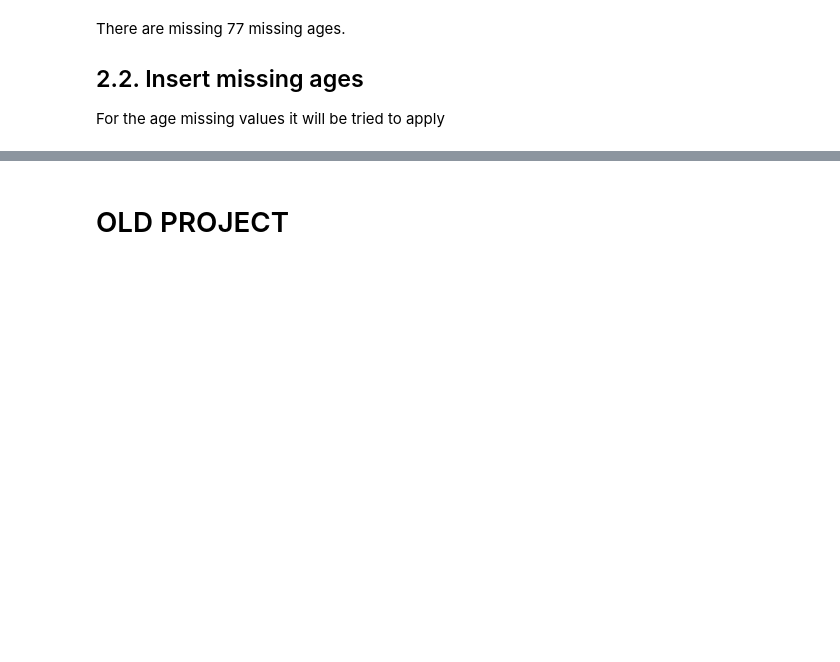
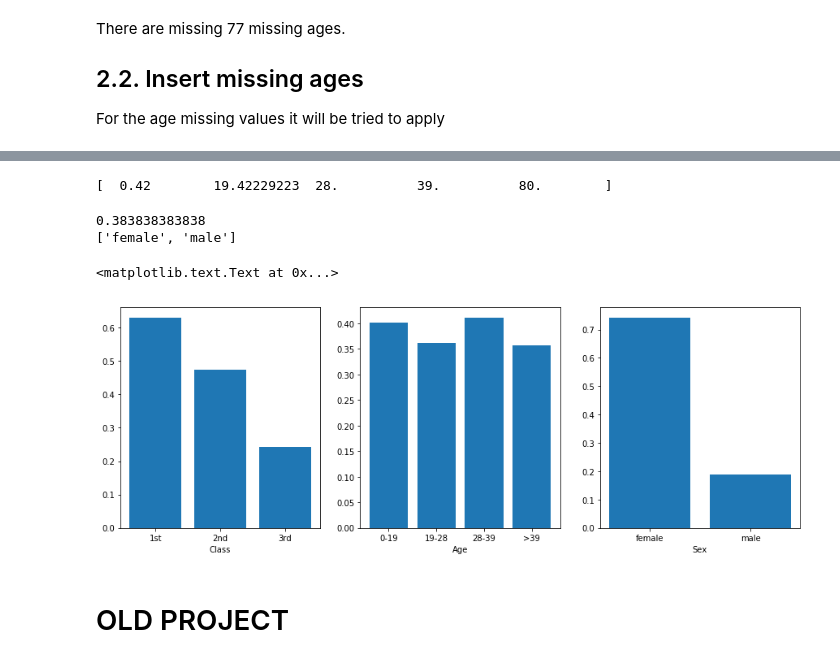
Before and after one commit to mabelvj/data-analyst-nanodegree, a Jupyter notebook: P2-investigate-dataset/P2_report.ipynb, the cells around one changed output, grey strips where cells are left out. Cells and saved outputs as stored; diff of their text form; code cells hidden in the pictures; blank space fills up the shorter version.

```diff
--- a/P2-investigate-dataset/P2_report.ipynb
+++ b/P2-investigate-dataset/P2_report.ipynb
@@ -155,3 +231,77 @@ ValueError: Grouper for 'Age' not 1-dimensional
+# %%
+#Calculate the quantiles
+quartiles = df['Age'].quantile([.000,.25,.5,.75, 1.])
+print quartiles.values
+
+df['Age_group'] = pd.cut(df['Age'], quartiles.values, labels=[1,2,3,4])
+
+# transform categorical data into integer
+
+df['Sex_label'] =pd.Categorical.from_array(df['Sex'])
+
+#Is a Factor, as in R. To access labels: f.labels
+# To access levels: f.levels
+# %% [output]
+[  0.42        19.42229223  28.          39.          80.        ]
+# %%
+fig = plt.figure(figsize=[15,5])
+ax = fig.add_subplot(131)
+
+
+def survival_ratio(df):
+    '''This function returns the survival ratio from from the dataframe introduced df'''
+    return np.sum(df==1)/float(df.size)
+
+print survival_ratio(outcomes)
+
+#SURVIVAL
+
+# Class
+list_of_classes = sorted(df['Pclass'].unique())
+survival_classes = [survival_ratio(outcomes[df[df['Pclass']==classes].index]) for classes in list_of_classes]
+
+
+plt.subplot(131)
+
+plt.bar(list_of_classes, survival_classes)
+plt.xticks([1,2,3], ['1st', '2nd', '3rd'])
+plt.xlabel('Class')
+plt.ylabel('')
+
+#Ages
+list_of_ages = sorted(df['Age_group'].dropna().unique())
+
+survival_ages = [survival_ratio(outcomes[df[df['Age_group']==classes].index]) for classes in list_of_ages]
+
+
+plt.subplot(132)
+
+plt.bar(list_of_ages, survival_ages)
+plt.xticks([1,2,3,4],
+           ['0-%d'%quartiles[.25],'%d-%d'%(quartiles[.25],quartiles[.5]), '%d-%d'%(quartiles[.5],quartiles[.75]), '>%d'%(quartiles[.75])])
+plt.xlabel('Age')
+plt.ylabel('')
+
+
+#Sex
+
+list_of_sex = sorted(df['Sex_label'].unique())
+print list_of_sex
+survival_sex = [survival_ratio(outcomes[df[df['Sex_label']==classes].index]) for classes in list_of_sex]
+
+
+plt.subplot(133)
+
+plt.bar(range(len(list_of_sex)), survival_sex)
+#plt.xticks([1,2,3,4], ['0-%d'%quartiles[.25],'%d-%d'%(quartiles[.25],quartiles[.5]), '%d-%d'%(quartiles[.5],quartiles[.75]), '>%d'%(quartiles[.75])])
+plt.xticks([0,1], list_of_sex)
+plt.xlabel('Sex')
+plt.ylabel('')
+# %% [output]
+0.383838383838
+['female', 'male']
+<matplotlib.text.Text at 0x...>
+[figure, added]
 # %% [markdown]
 # OLD PROJECT
 # %%
```
Also changed, not shown: parts of 4 cells of this notebook.
